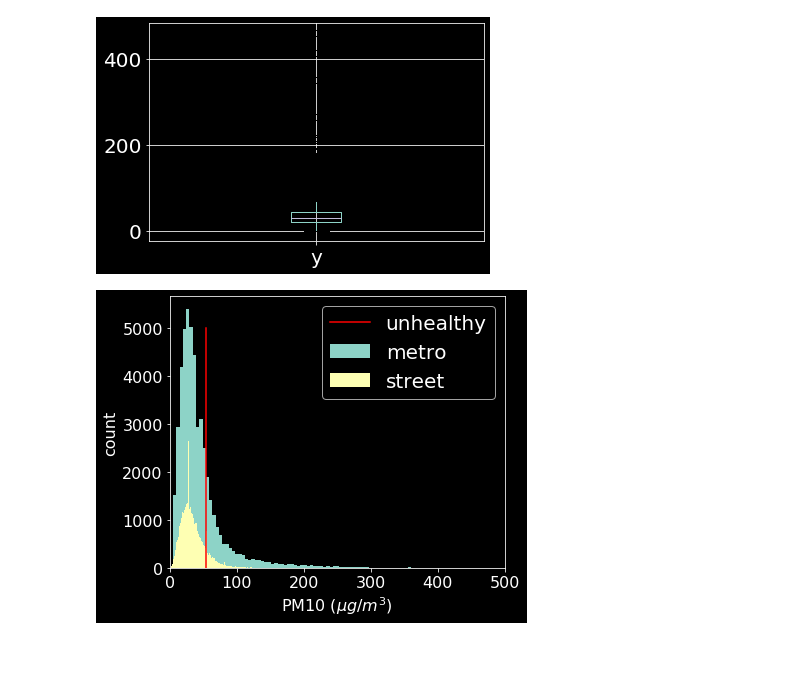
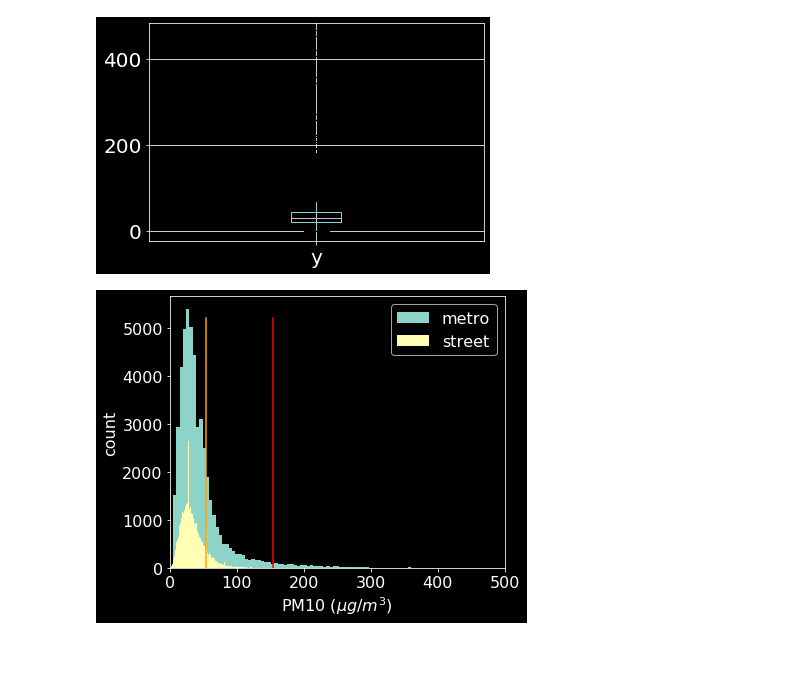
Before and after one commit to aety/insight, a Jupyter notebook: RATP/air/pickleToData_metroVsStreet.ipynb, the cells around one changed output. Cells and saved outputs as stored; diff of their text form; code cells hidden in the pictures.

```diff
--- a/RATP/air/pickleToData_metroVsStreet.ipynb
+++ b/RATP/air/pickleToData_metroVsStreet.ipynb
@@ -108,15 +104,16 @@ boxplot = df2.boxplot(column=['y'],fontsize=20)
 # %%
 df_merge = df_merge.dropna()
 plt.figure(figsize=(6,5))
 plt.hist(df_merge['y_x'],200)
 plt.hist(df_merge['y_y'],200)
-plt.plot([54,54],[0,5200],'r')
-plt.legend(['unhealthy','metro','street'],fontsize=20)
+plt.legend(['metro','street'],fontsize=16)
+plt.plot([54,54],[0,5200],'orange')
+plt.plot([154,154],[0,5200],'r')
 plt.xlabel('PM10 $(\u03bcg/m^3)$')
 plt.ylabel('count')
 plt.xlim(0,500)
 plt.savefig('pickleToData_plotComparison_historam.png',transparent=True)
 # %% [output]
-[figure, old version]
+[figure, new version]
 # %% [markdown]
 ####
```
Also changed, not shown: parts of 2 cells of this notebook, 10 other files.
